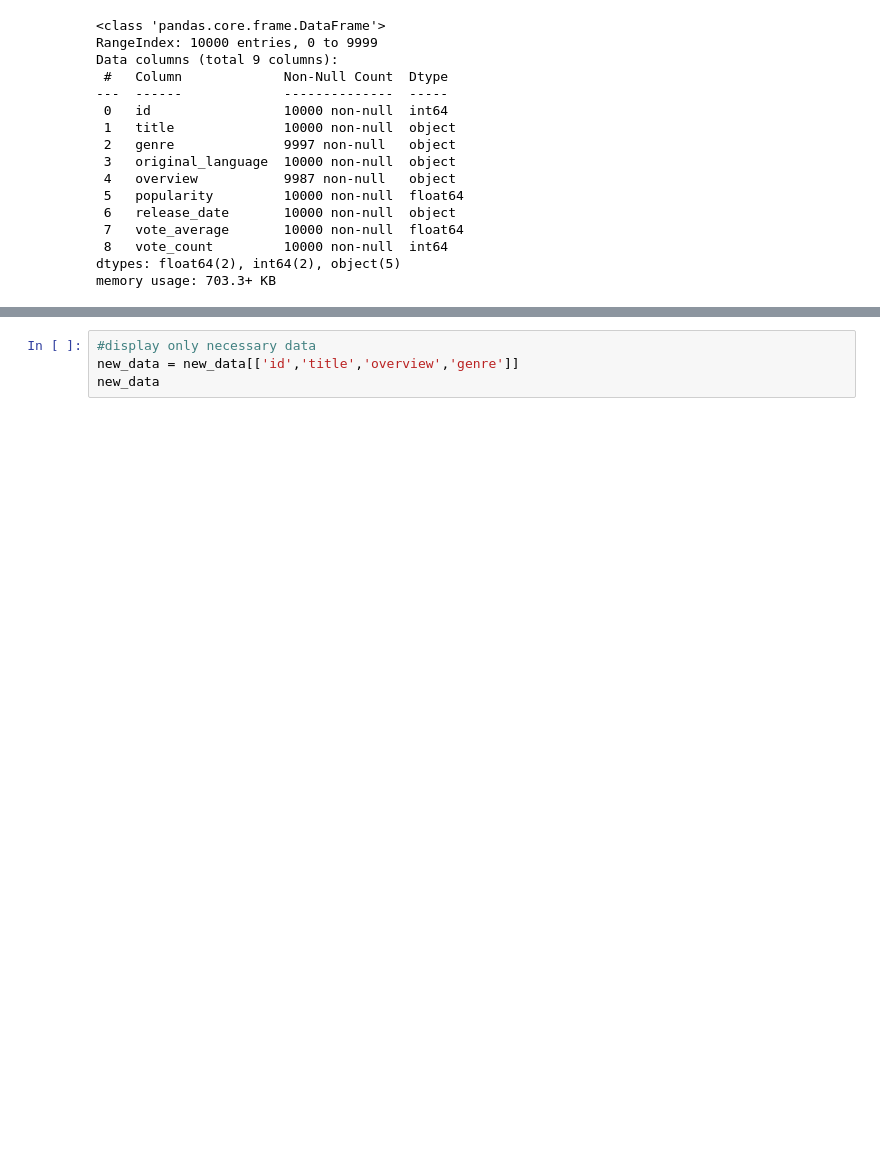
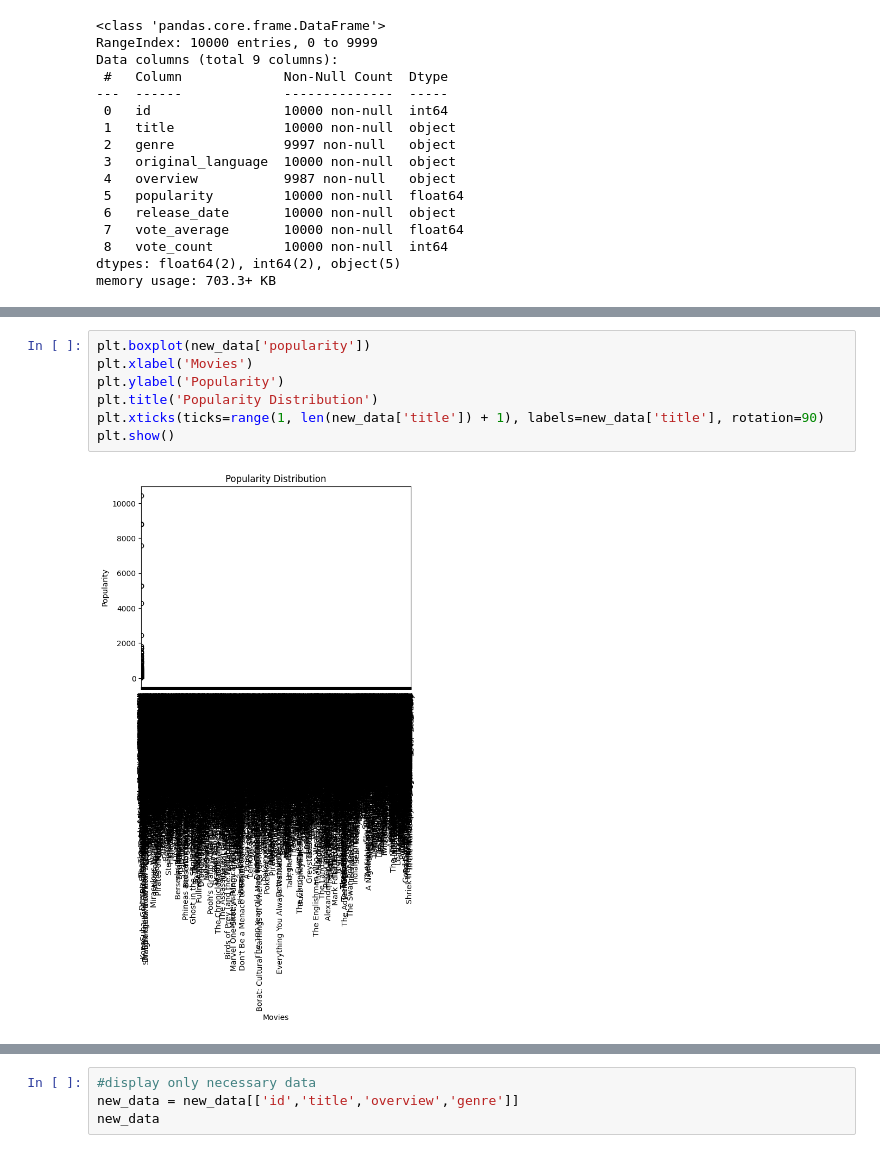
Before and after one commit to rachit-singhal12/Movie-Recommendation-System, a Jupyter notebook: Movie_recommendation_training.ipynb, the cells around one changed output, grey strips where cells are left out. Drawn from its saved outputs; the diff is of its cells as text; blank space fills up the shorter version.

```diff
--- a/Movie_recommendation_training.ipynb
+++ b/Movie_recommendation_training.ipynb
@@ -82,0 +112,9 @@ Index(['id', 'title', 'genre', 'original_language', 'overview', 'popularity',
+# %%
+plt.boxplot(new_data['popularity'])
+plt.xlabel('Movies')
+plt.ylabel('Popularity')
+plt.title('Popularity Distribution')
+plt.xticks(ticks=range(1, len(new_data['title']) + 1), labels=new_data['title'], rotation=90)
+plt.show()
+# %% [output]
+[figure, added]
```
Also changed, not shown: parts of 16 cells of this notebook, 1 other file.
